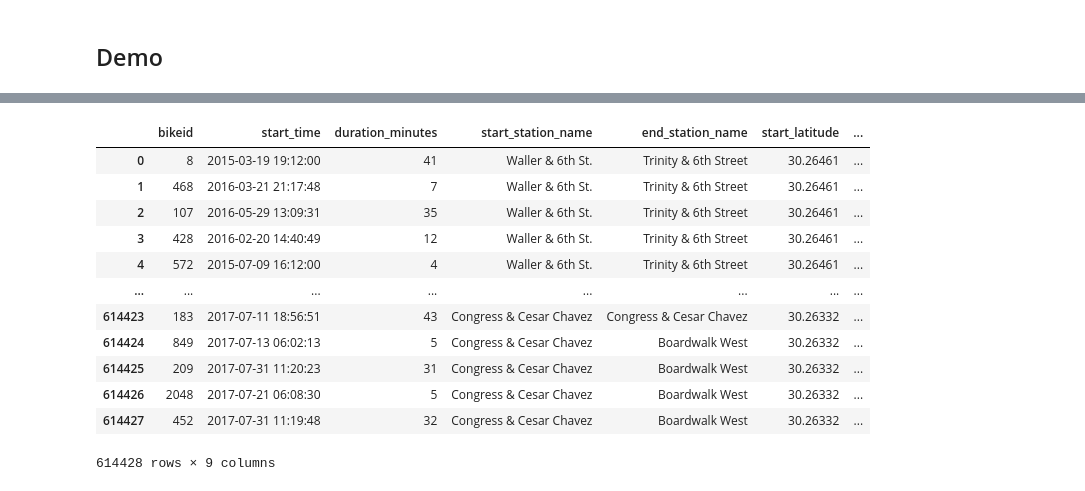
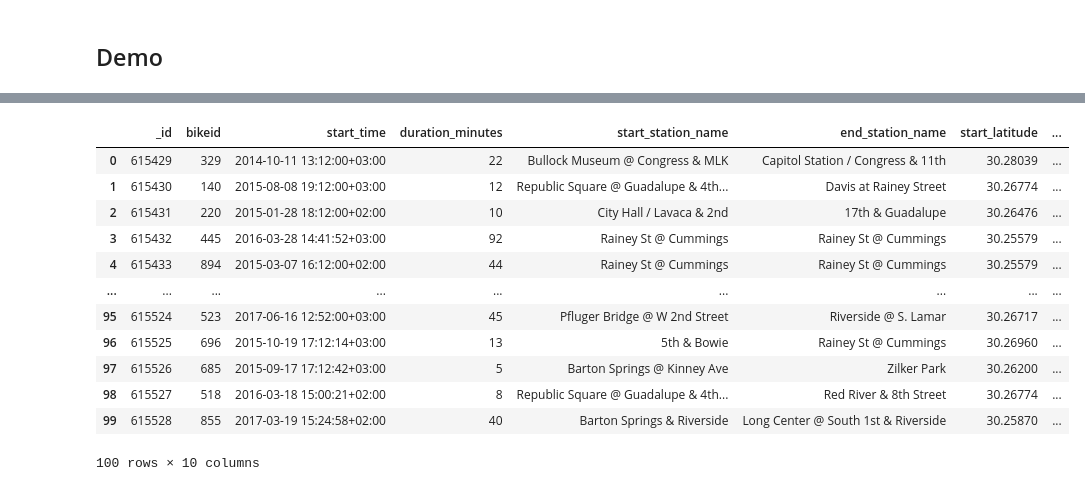
Before and after one commit to GalZeevi/HARLM, a Jupyter notebook: demo.ipynb, the cells around one changed output, grey strips where cells are left out. Drawn from its saved outputs; the diff is of its cells as text; code cells hidden in the pictures.

```diff
--- a/demo.ipynb
+++ b/demo.ipynb
@@ -6,25 +9,29 @@
-# %%
-import pandas as pd
-
-# TODO This is only for now since our goal is to handle large data
-# TODO specifically too large tp keep in memory in a notebook
-
-bikes = pd.read_csv('./datasets/austin_bikes_final.csv')
-bikes
-# %% [output]
-|  | bikeid | start_time | duration_minutes | start_station_name | end_station_name | start_latitude | ... |
-| 0 | 8 | 2015-03-19 19:12:00 | 41 | Waller & 6th St. | Trinity & 6th Street | 30.26461 | ... |
-| 1 | 468 | 2016-03-21 21:17:48 | 7 | Waller & 6th St. | Trinity & 6th Street | 30.26461 | ... |
-| 2 | 107 | 2016-05-29 13:09:31 | 35 | Waller & 6th St. | Trinity & 6th Street | 30.26461 | ... |
-| 3 | 428 | 2016-02-20 14:40:49 | 12 | Waller & 6th St. | Trinity & 6th Street | 30.26461 | ... |
-| 4 | 572 | 2015-07-09 16:12:00 | 4 | Waller & 6th St. | Trinity & 6th Street | 30.26461 | ... |
-| ... | ... | ... | ... | ... | ... | ... | ... |
-| 614423 | 183 | 2017-07-11 18:56:51 | 43 | Congress & Cesar Chavez | Congress & Cesar Chavez | 30.26332 | ... |
-| 614424 | 849 | 2017-07-13 06:02:13 | 5 | Congress & Cesar Chavez | Boardwalk West | 30.26332 | ... |
-| 614425 | 209 | 2017-07-31 11:20:23 | 31 | Congress & Cesar Chavez | Boardwalk West | 30.26332 | ... |
-| 614426 | 2048 | 2017-07-21 06:08:30 | 5 | Congress & Cesar Chavez | Boardwalk West | 30.26332 | ... |
-| 614427 | 452 | 2017-07-31 11:19:48 | 32 | Congress & Cesar Chavez | Boardwalk West | 30.26332 | ... |
-614428 rows × 9 columns
+# %%
+import pandas as pd
+from config_manager import ConfigManager
+from data_access import DataAccess
+
+schema = ConfigManager.get_config('workloadConfig.schema')
+table = ConfigManager.get_config('workloadConfig.table')
+
+bikes = DataAccess().select_to_df(f"SELECT * FROM {schema}.{table}")
+
+# bikes = pd.read_csv('./datasets/austin_bikes_final.csv')
+bikes
+# %% [output]
+|  | _id | bikeid | start_time | duration_minutes | start_station_name | end_station_name | start_latitude | ... |
+| 0 | 615429 | 329 | 2014-10-11 13:12:00+03:00 | 22 | Bullock Museum @ Congress & MLK | Capitol Station / Congress & 11th | 30.28039 | ... |
+| 1 | 615430 | 140 | 2015-08-08 19:12:00+03:00 | 12 | Republic Square @ Guadalupe & 4th... | Davis at Rainey Street | 30.26774 | ... |
+| 2 | 615431 | 220 | 2015-01-28 18:12:00+02:00 | 10 | City Hall / Lavaca & 2nd | 17th & Guadalupe | 30.26476 | ... |
+| 3 | 615432 | 445 | 2016-03-28 14:41:52+03:00 | 92 | Rainey St @ Cummings | Rainey St @ Cummings | 30.25579 | ... |
+| 4 | 615433 | 894 | 2015-03-07 16:12:00+02:00 | 44 | Rainey St @ Cummings | Rainey St @ Cummings | 30.25579 | ... |
+| ... | ... | ... | ... | ... | ... | ... | ... | ... |
+| 95 | 615524 | 523 | 2017-06-16 12:52:00+03:00 | 45 | Pfluger Bridge @ W 2nd Street | Riverside @ S. Lamar | 30.26717 | ... |
+| 96 | 615525 | 696 | 2015-10-19 17:12:14+03:00 | 13 | 5th & Bowie | Rainey St @ Cummings | 30.26960 | ... |
+| 97 | 615526 | 685 | 2015-09-17 17:12:42+03:00 | 5 | Barton Springs @ Kinney Ave | Zilker Park | 30.26200 | ... |
+| 98 | 615527 | 518 | 2016-03-18 15:00:21+02:00 | 8 | Republic Square @ Guadalupe & 4th... | Red River & 8th Street | 30.26774 | ... |
+| 99 | 615528 | 855 | 2017-03-19 15:24:58+02:00 | 40 | Barton Springs & Riverside | Long Center @ South 1st & Riverside | 30.25870 | ... |
+100 rows × 10 columns
 # %%
 from jaccard_workload_approximator import JaccardWorkloadApproximator
 
```
Also changed, not shown: parts of 15 cells of this notebook, 15 other files.
